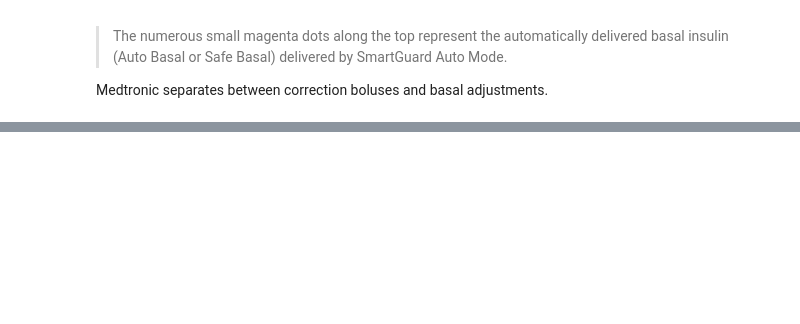
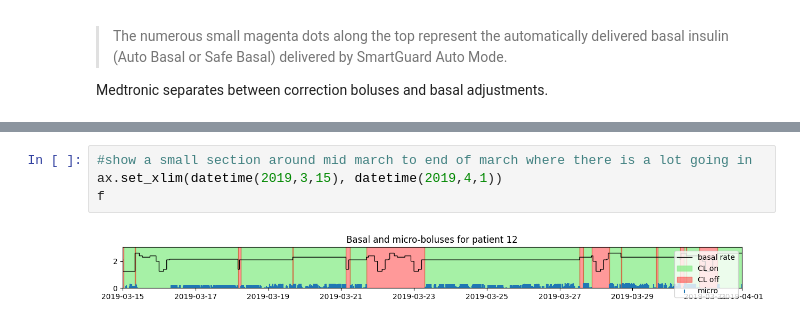
Before and after one commit to nudgebg/egvinsulin, a Jupyter notebook: notebooks/understand-flair-dataset/2024-07-12 - Understanding TDD Discrepancies in Flair Data.ipynb, the cells around one changed output, grey strips where cells are left out. Drawn from its saved outputs; the diff is of its cells as text; blank space fills up the shorter version.

```diff
--- a/notebooks/understand-flair-dataset/2024-07-12 - Understanding TDD Discrepancies in Flair Data.ipynb
+++ b/notebooks/understand-flair-dataset/2024-07-12 - Understanding TDD Discrepancies in Flair Data.ipynb
@@ -948,0 +982,6 @@ temp
+# %%
+#show a small section around mid march to end of march where there is a lot going in
+ax.set_xlim(datetime(2019,3,15), datetime(2019,4,1))
+f
+# %% [output]
+[figure, added]
```
Also changed, not shown: parts of 14 cells of this notebook.
